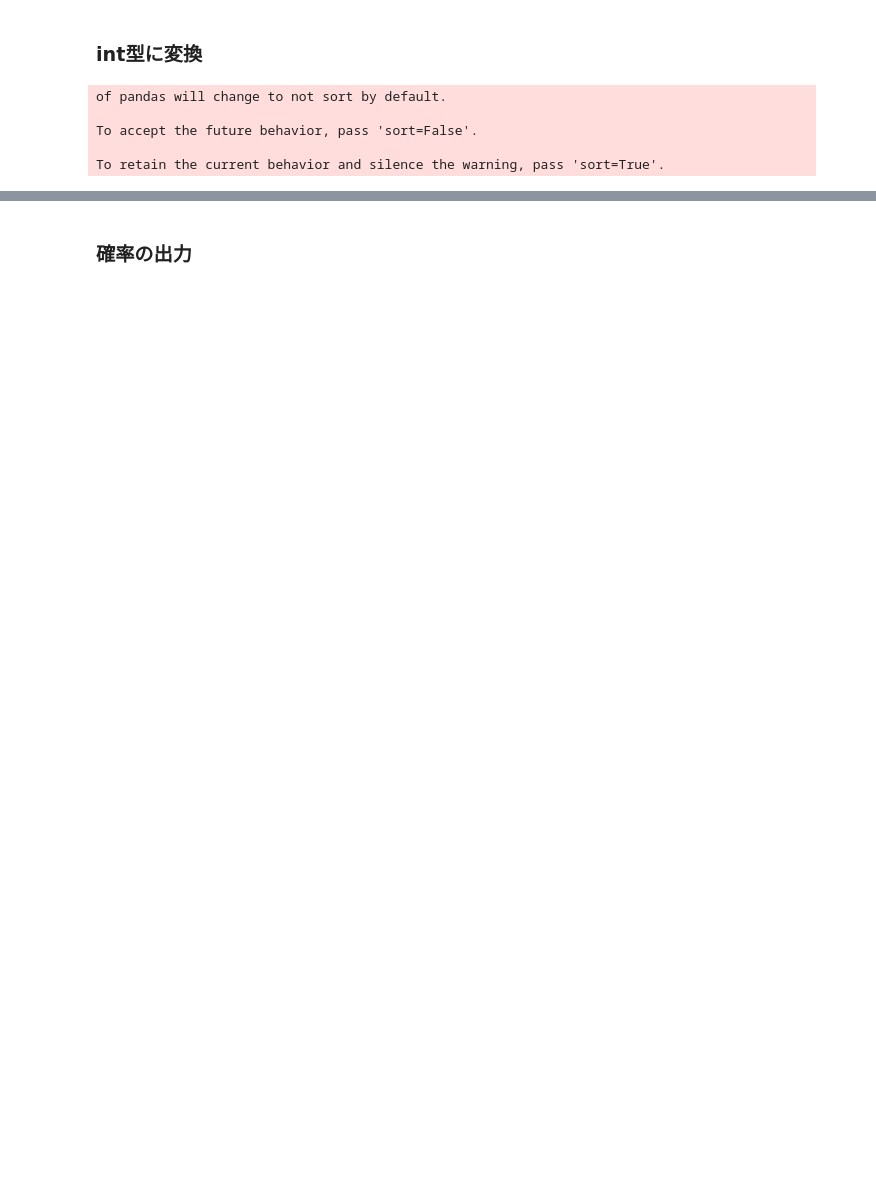
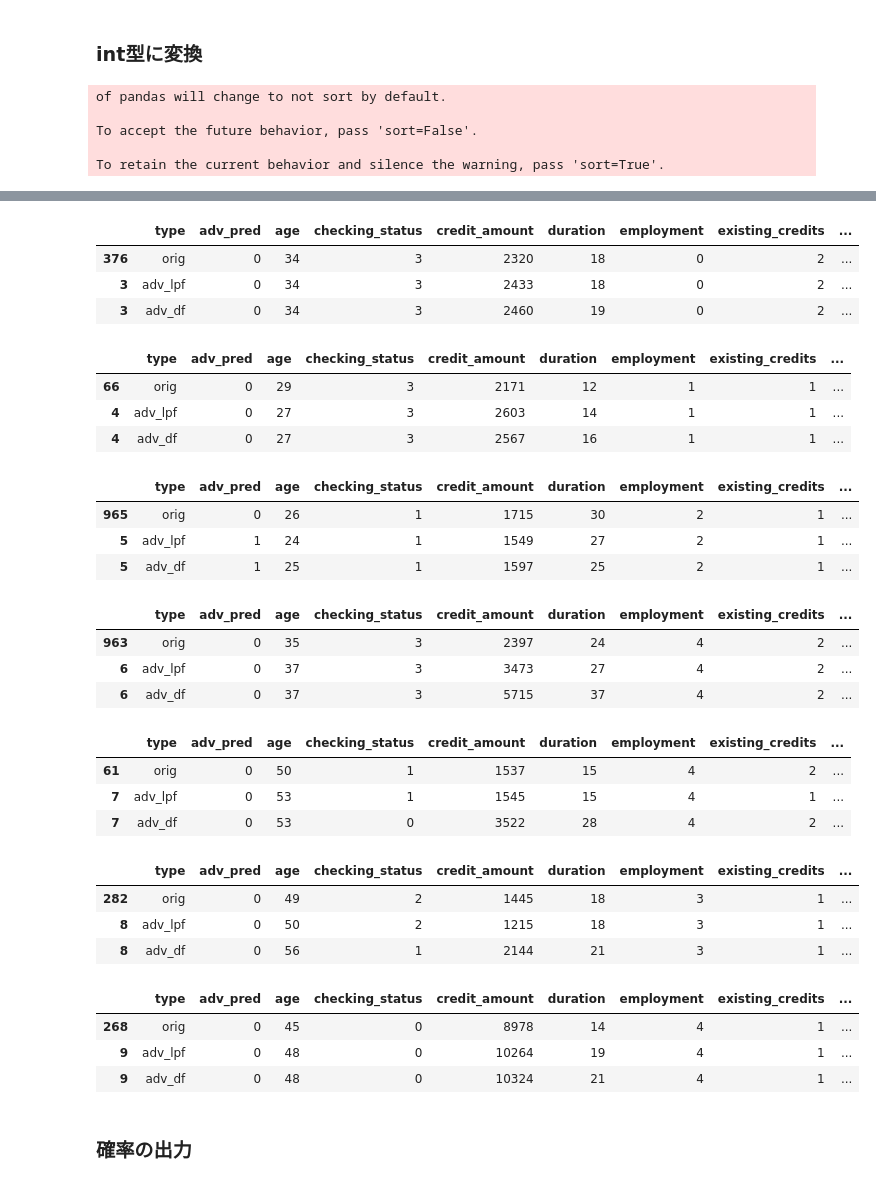
Before and after one commit to ShotaArima/lowprofool_x86, a Jupyter notebook: src/Playground.ipynb, the cells around one changed output, grey strips where cells are left out. Saved outputs shown, nothing was run; the diff lists cells and outputs as text; code cells hidden in the pictures; blank space fills up the shorter version.

```diff
--- a/src/Playground.ipynb
+++ b/src/Playground.ipynb
@@ -567,7 +567,56 @@ df_output_i_30
+# %%
+df_output_i_376
+# %% [output]
+|  | type | adv_pred | age | checking_status | credit_amount | duration | employment | existing_credits | ... |
+| 376 | orig | 0 | 34 | 3 | 2320 | 18 | 0 | 2 | ... |
+| 3 | adv_lpf | 0 | 34 | 3 | 2433 | 18 | 0 | 2 | ... |
+| 3 | adv_df | 0 | 34 | 3 | 2460 | 19 | 0 | 2 | ... |
+# %%
+df_output_i_66
+# %% [output]
+|  | type | adv_pred | age | checking_status | credit_amount | duration | employment | existing_credits | ... |
+| 66 | orig | 0 | 29 | 3 | 2171 | 12 | 1 | 1 | ... |
+| 4 | adv_lpf | 0 | 27 | 3 | 2603 | 14 | 1 | 1 | ... |
+| 4 | adv_df | 0 | 27 | 3 | 2567 | 16 | 1 | 1 | ... |
+# %%
+df_output_i_965
+# %% [output]
+|  | type | adv_pred | age | checking_status | credit_amount | duration | employment | existing_credits | ... |
+| 965 | orig | 0 | 26 | 1 | 1715 | 30 | 2 | 1 | ... |
+| 5 | adv_lpf | 1 | 24 | 1 | 1549 | 27 | 2 | 1 | ... |
+| 5 | adv_df | 1 | 25 | 1 | 1597 | 25 | 2 | 1 | ... |
+# %%
+df_output_i_963
+# %% [output]
+|  | type | adv_pred | age | checking_status | credit_amount | duration | employment | existing_credits | ... |
+| 963 | orig | 0 | 35 | 3 | 2397 | 24 | 4 | 2 | ... |
+| 6 | adv_lpf | 0 | 37 | 3 | 3473 | 27 | 4 | 2 | ... |
+| 6 | adv_df | 0 | 37 | 3 | 5715 | 37 | 4 | 2 | ... |
+# %%
+df_output_i_61
+# %% [output]
+|  | type | adv_pred | age | checking_status | credit_amount | duration | employment | existing_credits | ... |
+| 61 | orig | 0 | 50 | 1 | 1537 | 15 | 4 | 2 | ... |
+| 7 | adv_lpf | 0 | 53 | 1 | 1545 | 15 | 4 | 1 | ... |
+| 7 | adv_df | 0 | 53 | 0 | 3522 | 28 | 4 | 2 | ... |
+# %%
+df_output_i_282
+# %% [output]
+|  | type | adv_pred | age | checking_status | credit_amount | duration | employment | existing_credits | ... |
+| 282 | orig | 0 | 49 | 2 | 1445 | 18 | 3 | 1 | ... |
+| 8 | adv_lpf | 0 | 50 | 2 | 1215 | 18 | 3 | 1 | ... |
+| 8 | adv_df | 0 | 56 | 1 | 2144 | 21 | 3 | 1 | ... |
+# %%
+df_output_i_268
+# %% [output]
+|  | type | adv_pred | age | checking_status | credit_amount | duration | employment | existing_credits | ... |
+| 268 | orig | 0 | 45 | 0 | 8978 | 14 | 4 | 1 | ... |
+| 9 | adv_lpf | 0 | 48 | 0 | 10264 | 19 | 4 | 1 | ... |
+| 9 | adv_df | 0 | 48 | 0 | 10324 | 21 | 4 | 1 | ... |
+# %% [markdown]
+### 確率の出力
 # %%
 none, target, feature_names = get_df(DATASET)
-# %% [markdown]
-### 確率の出力
 # %%
 df_orig_int = df_orig.copy()
 scaler, df_orig_int, bounds = normalize(df_orig_int, target, feature_names, bounds)
```
Also changed, not shown: parts of 15 cells of this notebook, 1 other file.
